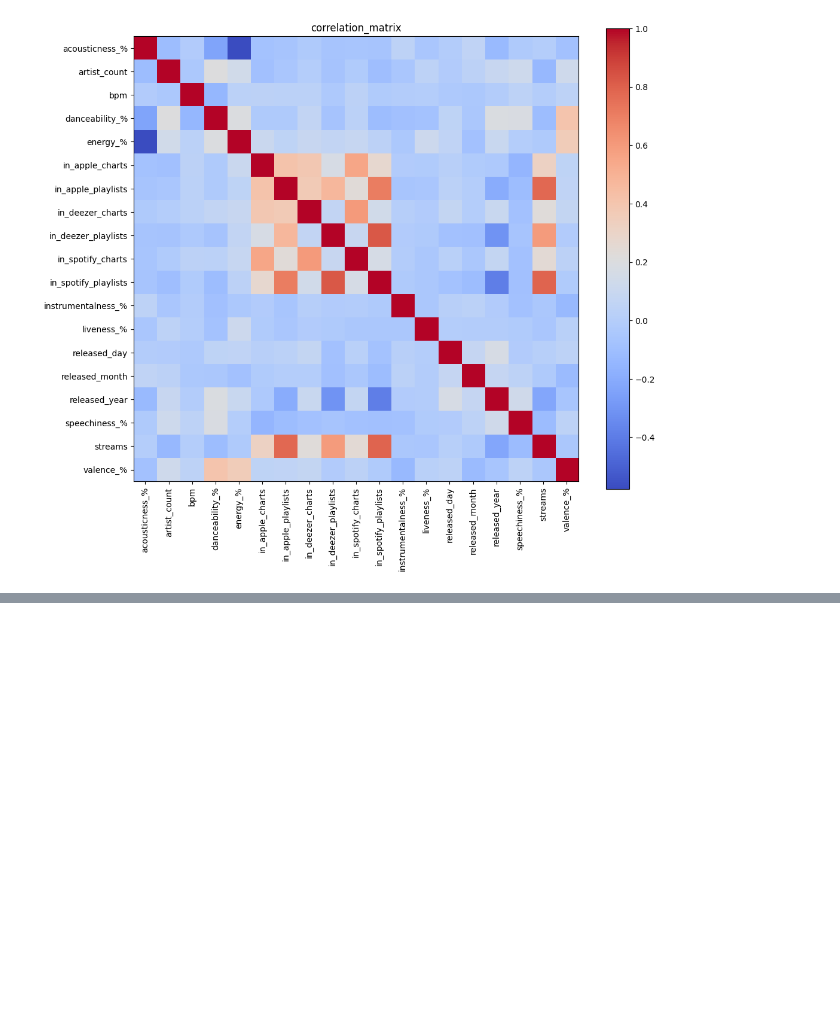
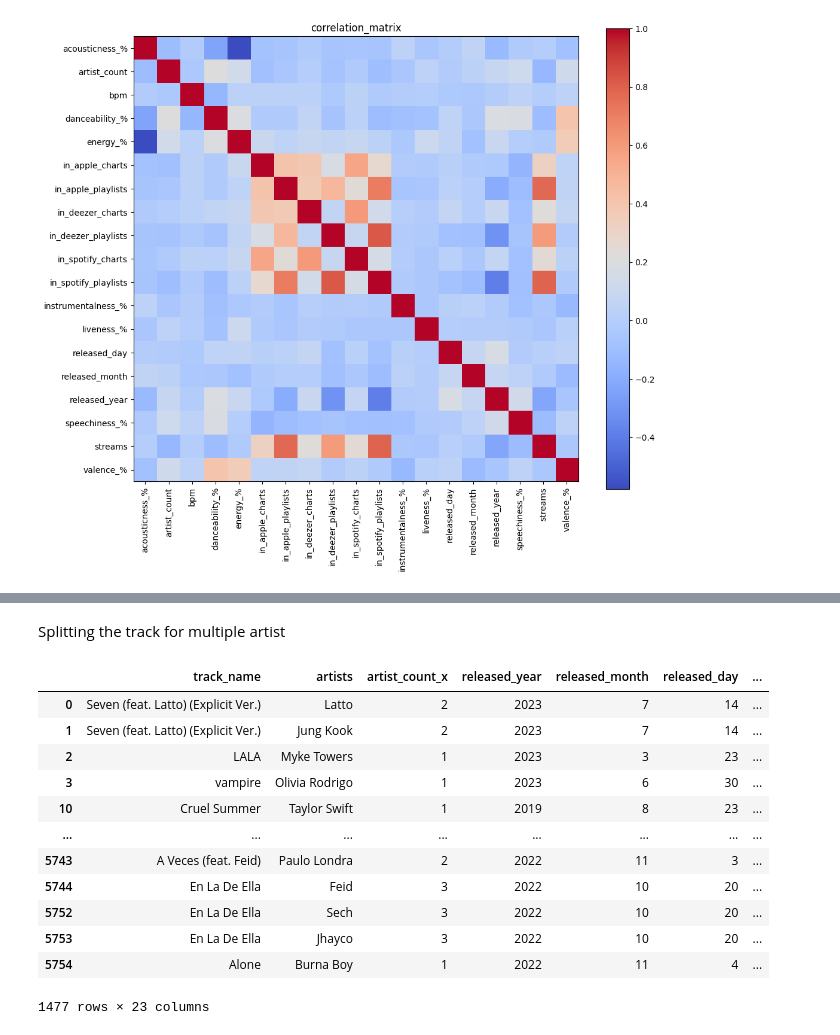
Before and after one commit to i-ap5/FamBus, a Jupyter notebook: famBus.ipynb, the cells around one changed output, grey strips where cells are left out. Drawn from its saved outputs; the diff is of its cells as text; code cells hidden in the pictures; blank space fills up the shorter version.

Commit message:
Correlation Initiated and Multiple artist issue fixed

```diff
--- a/famBus.ipynb
+++ b/famBus.ipynb
@@ -462,3 +462,6 @@ a=df_org.track_name.unique()
 len(a)
 # %% [output]
 943
+# %%
+df_org.loc[df_org['track_name'] == "Nobody Like U - From \"Turning Red\"", 'artists']="Jordan Fisher, Josh Levi, Finneas O'Connell, 4*TOWN, Topher Ngo, Grayson Vill"
+df_org.loc[df_org['track_name'] == "Nobody Like U - From \"Turning Red\""]
@@ -875,0 +918,31 @@ plt.yticks(range(len(correlation_matrix)),correlation_matrix)
+# %% [markdown]
+Splitting the track for multiple artist
+# %%
+
+# Assuming df_copy is your DataFrame
+# Split rows with multiple artists into separate rows
+df_split_artists = df_copy.assign(artists=df_copy['artists'].str.split(',')).explode('artists')
+
+# Now, if you want to keep the original artist count for each new row, you can duplicate that column
+df_split_artists = pd.merge(df_split_artists, df_copy[['artists', 'artist_count']], on='artists', how='left')
+
+# If you want to keep the new rows without the original artist count, you can drop the duplicates
+df_split_artists = df_split_artists.drop_duplicates(subset=['artists', 'track_name'])
+
+# Now df_split_artists contains a new row for each artist, and you can use it for further analysis
+# %%
+df_split_artists
+# %% [output]
+|  | track_name | artists | artist_count_x | released_year | released_month | released_day | ... |
+| 0 | Seven (feat. Latto) (Explicit Ver.) | Latto | 2 | 2023 | 7 | 14 | ... |
+| 1 | Seven (feat. Latto) (Explicit Ver.) | Jung Kook | 2 | 2023 | 7 | 14 | ... |
+| 2 | LALA | Myke Towers | 1 | 2023 | 3 | 23 | ... |
+| 3 | vampire | Olivia Rodrigo | 1 | 2023 | 6 | 30 | ... |
+| 10 | Cruel Summer | Taylor Swift | 1 | 2019 | 8 | 23 | ... |
+| ... | ... | ... | ... | ... | ... | ... | ... |
+| 5743 | A Veces (feat. Feid) | Paulo Londra | 2 | 2022 | 11 | 3 | ... |
+| 5744 | En La De Ella | Feid | 3 | 2022 | 10 | 20 | ... |
+| 5752 | En La De Ella | Sech | 3 | 2022 | 10 | 20 | ... |
+| 5753 | En La De Ella | Jhayco | 3 | 2022 | 10 | 20 | ... |
+| 5754 | Alone | Burna Boy | 1 | 2022 | 11 | 4 | ... |
+1477 rows × 23 columns
```
Also changed, not shown: parts of 4 cells of this notebook, 3 other files.
